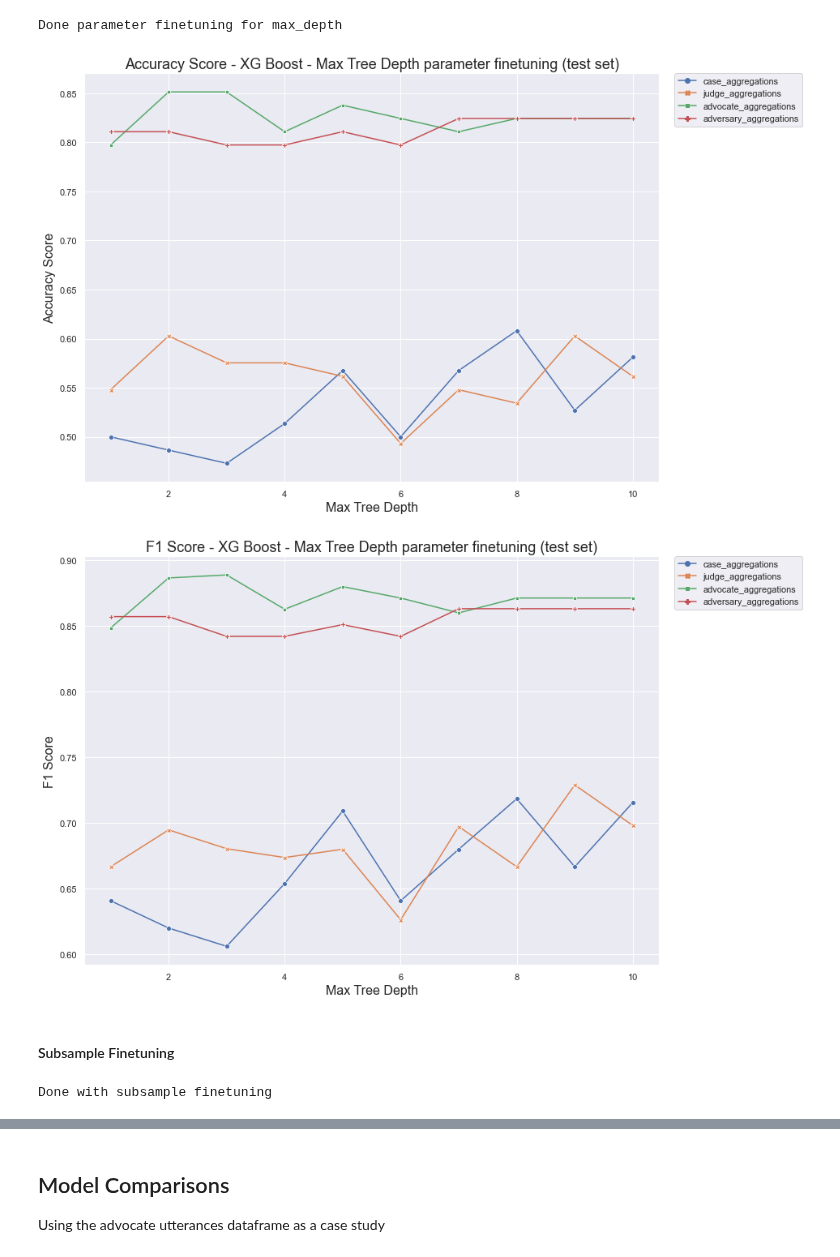
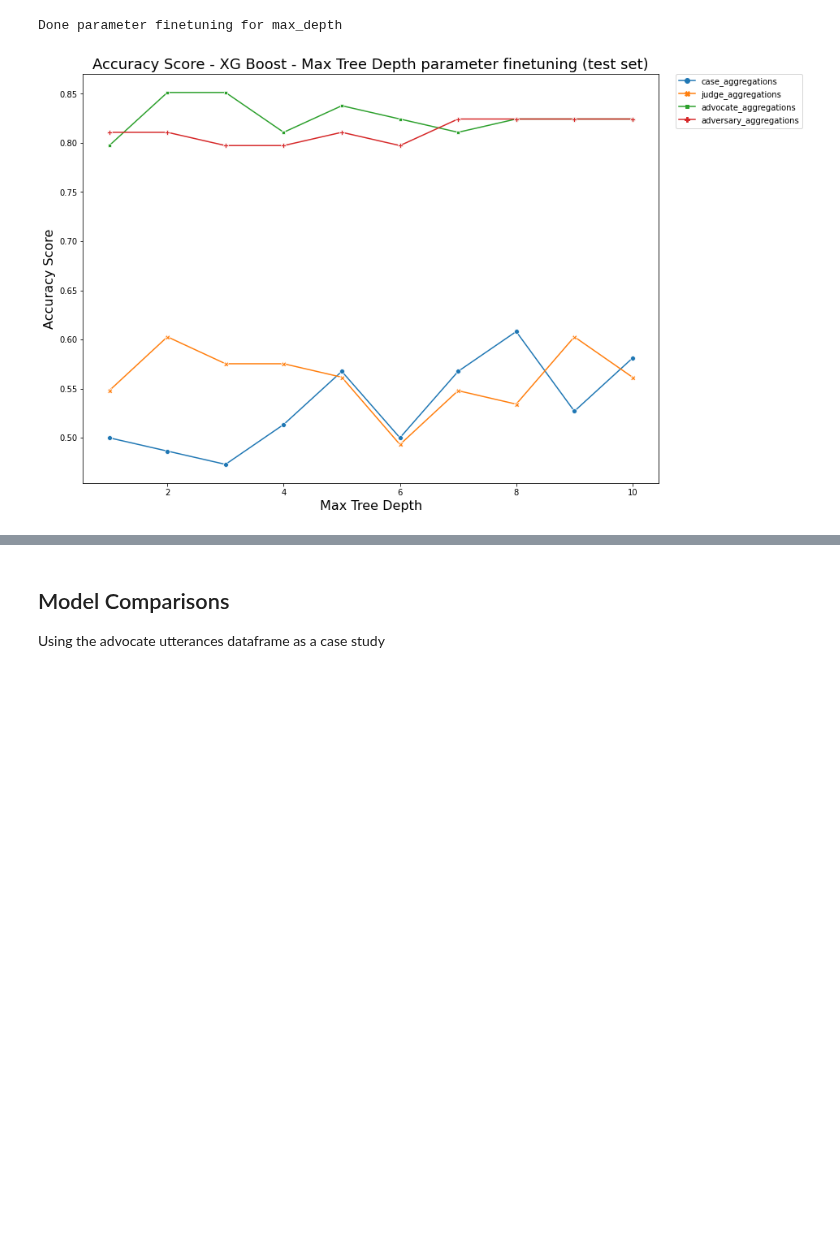
Before and after one commit to michplunkett/supreme-court-ml-predictions, a Jupyter notebook: final_presentation.ipynb, the cells around one changed output, grey strips where cells are left out. Saved outputs shown, nothing was run; the diff lists cells and outputs as text; code cells hidden in the pictures; blank space fills up the shorter version.

```diff
--- a/final_presentation.ipynb
+++ b/final_presentation.ipynb
@@ -80,13 +81,9 @@ model_comp = pd.DataFrame.from_dict(model_comp)
 
 
 # Setup for plots
-import seaborn as sns
 import matplotlib.pyplot as plt
 from sklearn.metrics import ConfusionMatrixDisplay
 
-# Seaborn plots theme
-sns.set_theme(style="darkgrid")
-
 %matplotlib inline
 # %%
 # Helper Functions
@@ -763,31 +701,7 @@ max_depth_melted, max_depth_f1_melted = get_long_df(
 # %% [output]
 Done parameter finetuning for max_depth
 # %%
-plot_accuracy_scores(max_depth_melted, "Max Tree Depth", "XG Boost")
-plot_accuracy_scores(
-    max_depth_f1_melted, "Max Tree Depth", "XG Boost", accuracy_metric="F1"
-)
+plot_accuracy_scores(max_depth_melted, 'Max Tree Depth', 'XG Boost')
+plot_accuracy_scores(max_depth_f1_melted, 'Max Tree Depth', 'XG Boost', accuracy_metric='F1')
 # %% [output]
-[figure, old version]
+[figure, new version]
-[figure, removed]
-# %% [markdown]
-#### Subsample Finetuning
-# %%
-accuracy_dicts = []
-f1_dicts = []
-confusion_matrix_dicts = []
-
-for subsample_value in subsample_values:
-    xgboost_model = XGBoost(debug_mode=False, subsample=subsample_value)
-    xgboost_model.run()
-
-    accuracy_dicts.append(xgboost_model.accuracies)
-    f1_dicts.append(xgboost_model.f1)
-
-print("Done with subsample finetuning")
-
-subsample_melted, subsample_f1_melted = get_long_df(
-    "Subsample Value", subsample_values, accuracy_dicts, f1_dicts
-)
-# %% [output]
-Done with subsample finetuning
```
Also changed, not shown: parts of 15 cells of this notebook.
